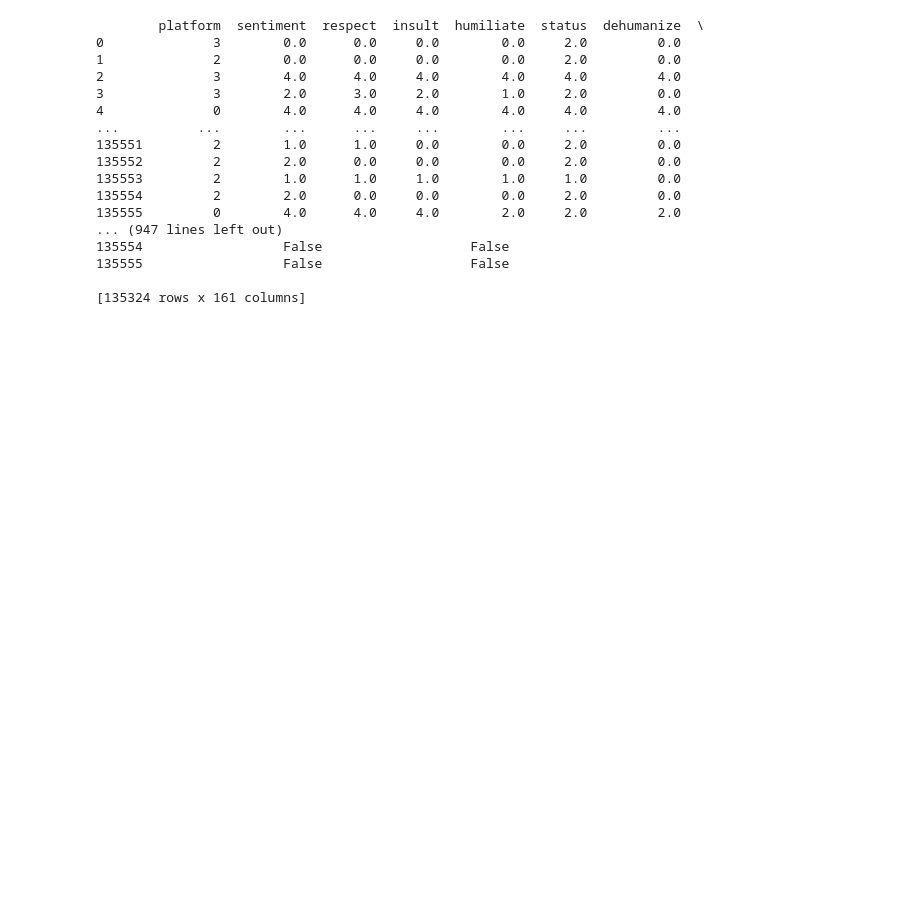
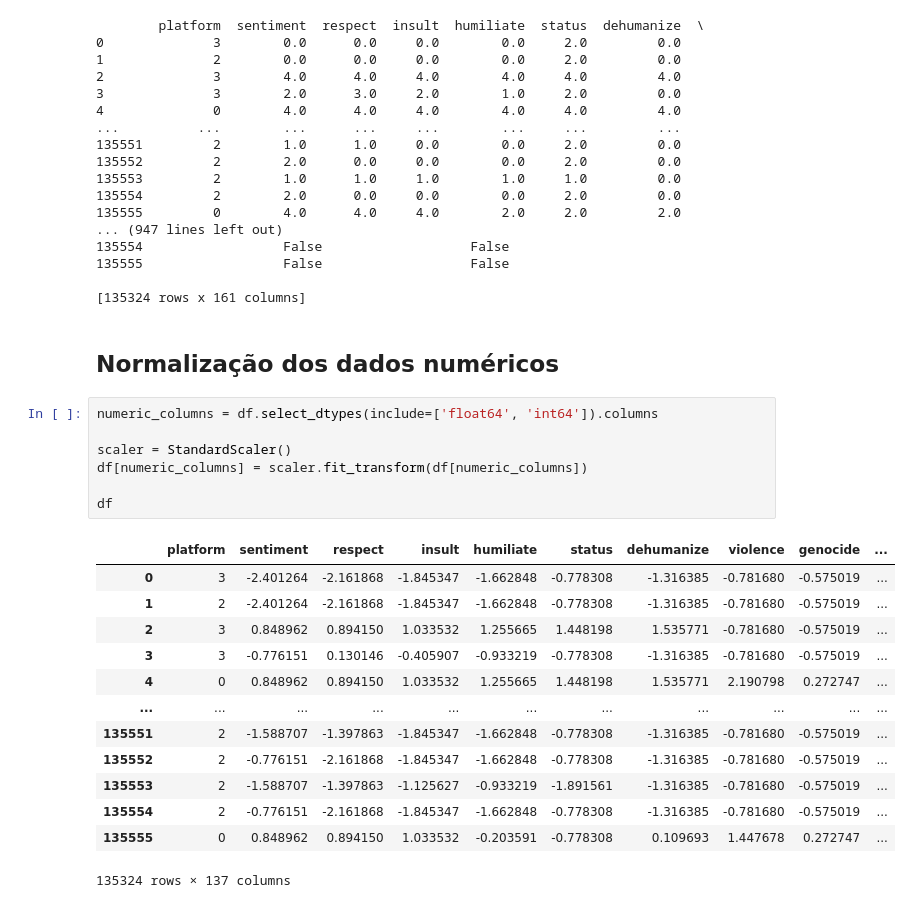
Before and after one commit to weltonfelix/deep_project, a Jupyter notebook: deteccao_discurso_de_odio.ipynb, the cells around one changed output. Cells and saved outputs as stored; diff of their text form; blank space fills up the shorter version.

```diff
--- a/deteccao_discurso_de_odio.ipynb
+++ b/deteccao_discurso_de_odio.ipynb
@@ -506,3 +511,26 @@ print(df_one_hot)
 135555                  False                   False
 
 [135324 rows x 161 columns]
+# %% [markdown]
+## Normalização dos dados numéricos
+# %%
+numeric_columns = df.select_dtypes(include=['float64', 'int64']).columns
+
+scaler = StandardScaler()
+df[numeric_columns] = scaler.fit_transform(df[numeric_columns])
+
+df
+# %% [output]
+|  | platform | sentiment | respect | insult | humiliate | status | dehumanize | violence | genocide | ... |
+| 0 | 3 | -2.401264 | -2.161868 | -1.845347 | -1.662848 | -0.778308 | -1.316385 | -0.781680 | -0.575019 | ... |
+| 1 | 2 | -2.401264 | -2.161868 | -1.845347 | -1.662848 | -0.778308 | -1.316385 | -0.781680 | -0.575019 | ... |
+| 2 | 3 | 0.848962 | 0.894150 | 1.033532 | 1.255665 | 1.448198 | 1.535771 | -0.781680 | -0.575019 | ... |
+| 3 | 3 | -0.776151 | 0.130146 | -0.405907 | -0.933219 | -0.778308 | -1.316385 | -0.781680 | -0.575019 | ... |
+| 4 | 0 | 0.848962 | 0.894150 | 1.033532 | 1.255665 | 1.448198 | 1.535771 | 2.190798 | 0.272747 | ... |
+| ... | ... | ... | ... | ... | ... | ... | ... | ... | ... | ... |
+| 135551 | 2 | -1.588707 | -1.397863 | -1.845347 | -1.662848 | -0.778308 | -1.316385 | -0.781680 | -0.575019 | ... |
+| 135552 | 2 | -0.776151 | -2.161868 | -1.845347 | -1.662848 | -0.778308 | -1.316385 | -0.781680 | -0.575019 | ... |
+| 135553 | 2 | -1.588707 | -1.397863 | -1.125627 | -0.933219 | -1.891561 | -1.316385 | -0.781680 | -0.575019 | ... |
+| 135554 | 2 | -0.776151 | -2.161868 | -1.845347 | -1.662848 | -0.778308 | -1.316385 | -0.781680 | -0.575019 | ... |
+| 135555 | 0 | 0.848962 | 0.894150 | 1.033532 | -0.203591 | -0.778308 | 0.109693 | 1.447678 | 0.272747 | ... |
+135324 rows × 137 columns
```
Also changed, not shown: parts of 8 cells of this notebook.
